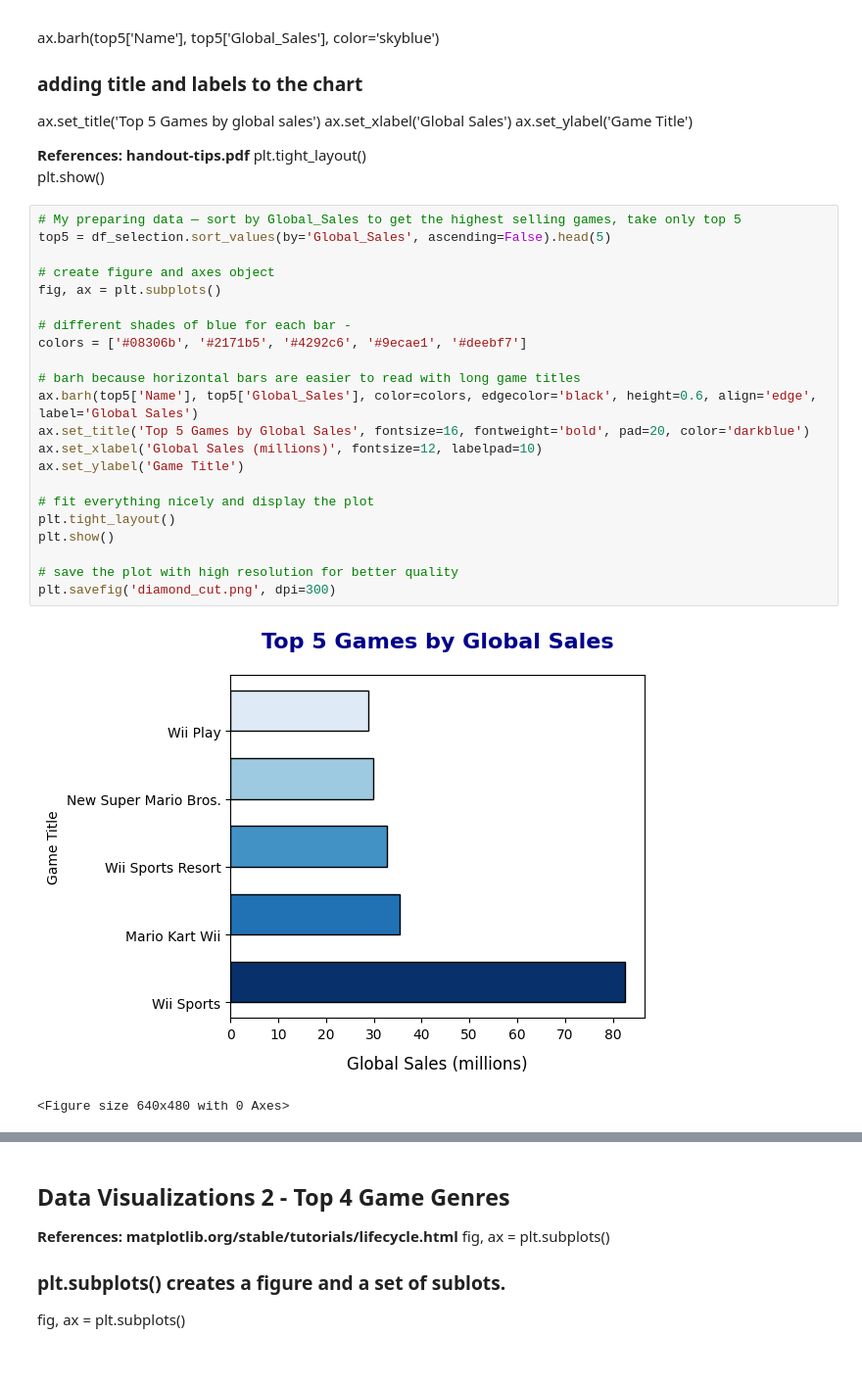
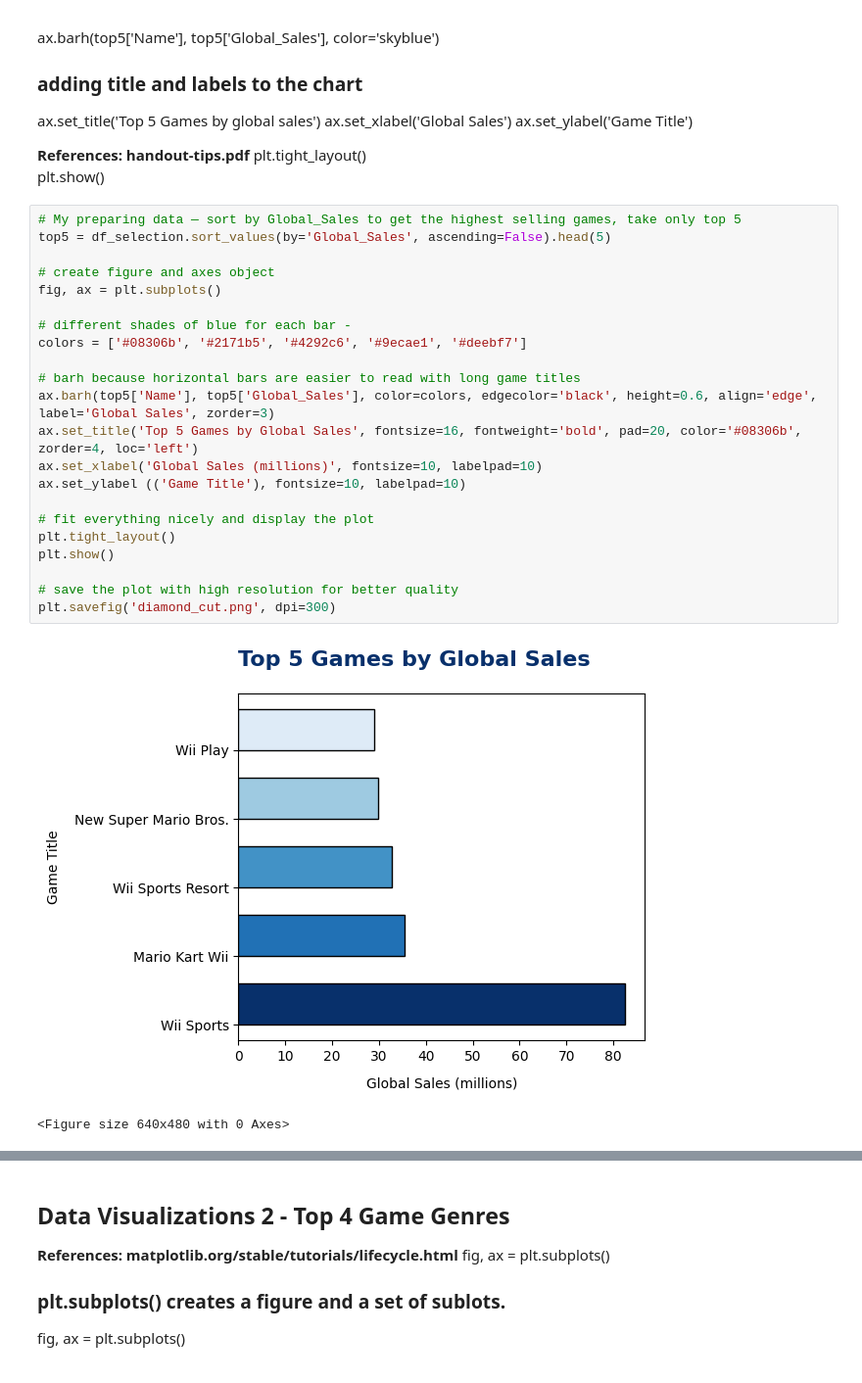
Before and after one commit to Akakiusz/Visualisation-Techniques-for-AI-, a Jupyter notebook: NOTEBOOK/analysis TEST.ipynb, the cells around one changed output, grey strips where cells are left out. Shown at 98% size. Saved outputs shown, nothing was run; the diff lists cells and outputs as text.

```diff
--- a/NOTEBOOK/analysis TEST.ipynb
+++ b/NOTEBOOK/analysis TEST.ipynb
@@ -243,25 +243,25 @@ plt.show()
 # %%
 # My preparing data — sort by Global_Sales to get the highest selling games, take only top 5
 top5 = df_selection.sort_values(by='Global_Sales', ascending=False).head(5)
 
 # create figure and axes object
 fig, ax = plt.subplots()
 
 # different shades of blue for each bar -
 colors = ['#08306b', '#2171b5', '#4292c6', '#9ecae1', '#deebf7']
 
 # barh because horizontal bars are easier to read with long game titles
-ax.barh(top5['Name'], top5['Global_Sales'], color=colors, edgecolor='black', height=0.6, align='edge', label='Global Sales')
-ax.set_title('Top 5 Games by Global Sales', fontsize=16, fontweight='bold', pad=20, color='darkblue')
-ax.set_xlabel('Global Sales (millions)', fontsize=12, labelpad=10)
-ax.set_ylabel('Game Title')
+ax.barh(top5['Name'], top5['Global_Sales'], color=colors, edgecolor='black', height=0.6, align='edge', label='Global Sales', zorder=3)
+ax.set_title('Top 5 Games by Global Sales', fontsize=16, fontweight='bold', pad=20, color='#08306b', zorder=4, loc='left')
+ax.set_xlabel('Global Sales (millions)', fontsize=10, labelpad=10)
+ax.set_ylabel (('Game Title'), fontsize=10, labelpad=10)
 
 # fit everything nicely and display the plot
 plt.tight_layout()
 plt.show()
 
 # save the plot with high resolution for better quality
 plt.savefig('diamond_cut.png', dpi=300)
 # %% [output]
-[figure, old version]
+[figure, new version]
 <Figure size 640x480 with 0 Axes>
```
Also changed, not shown: parts of 2 cells of this notebook, 2 other files.
